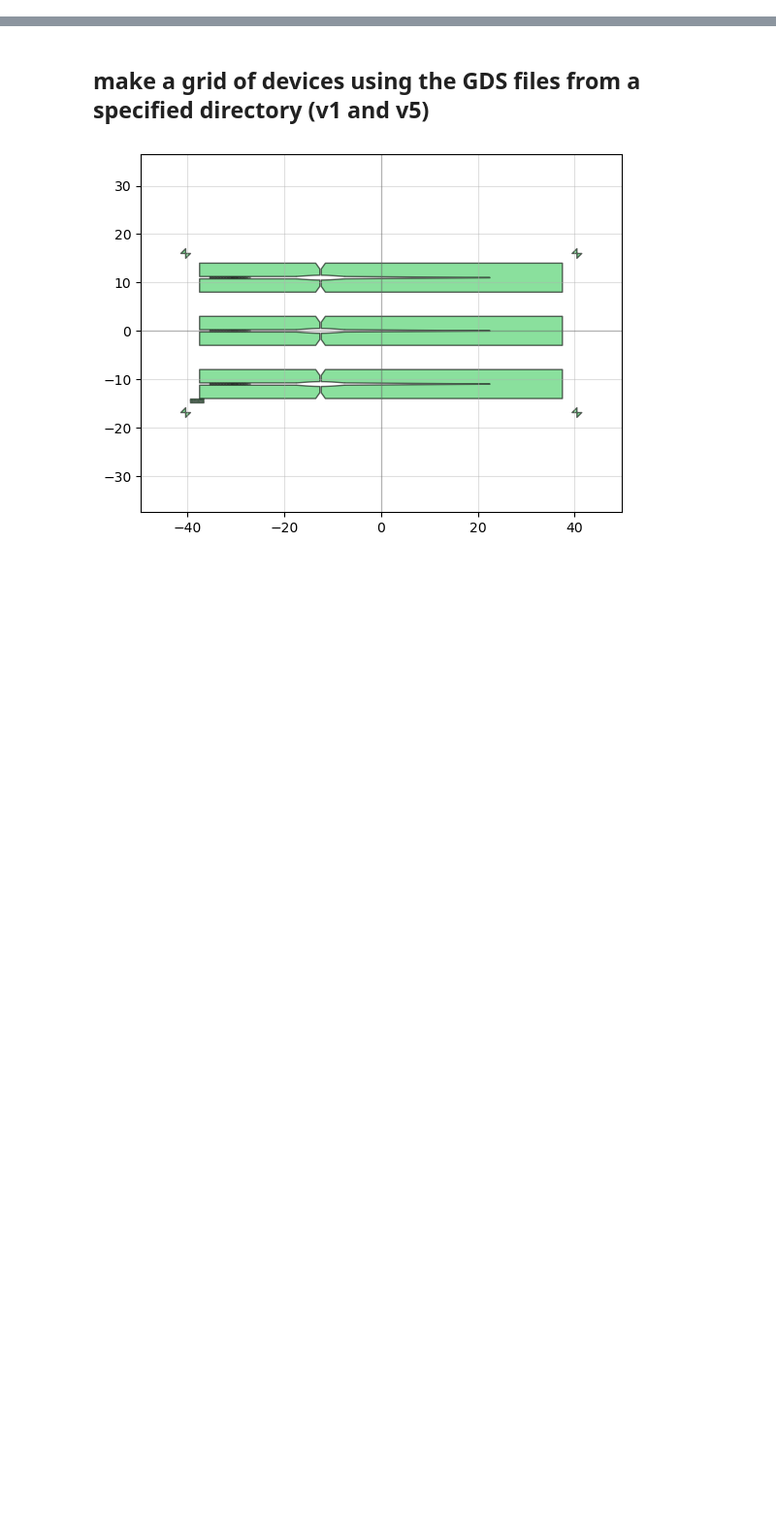
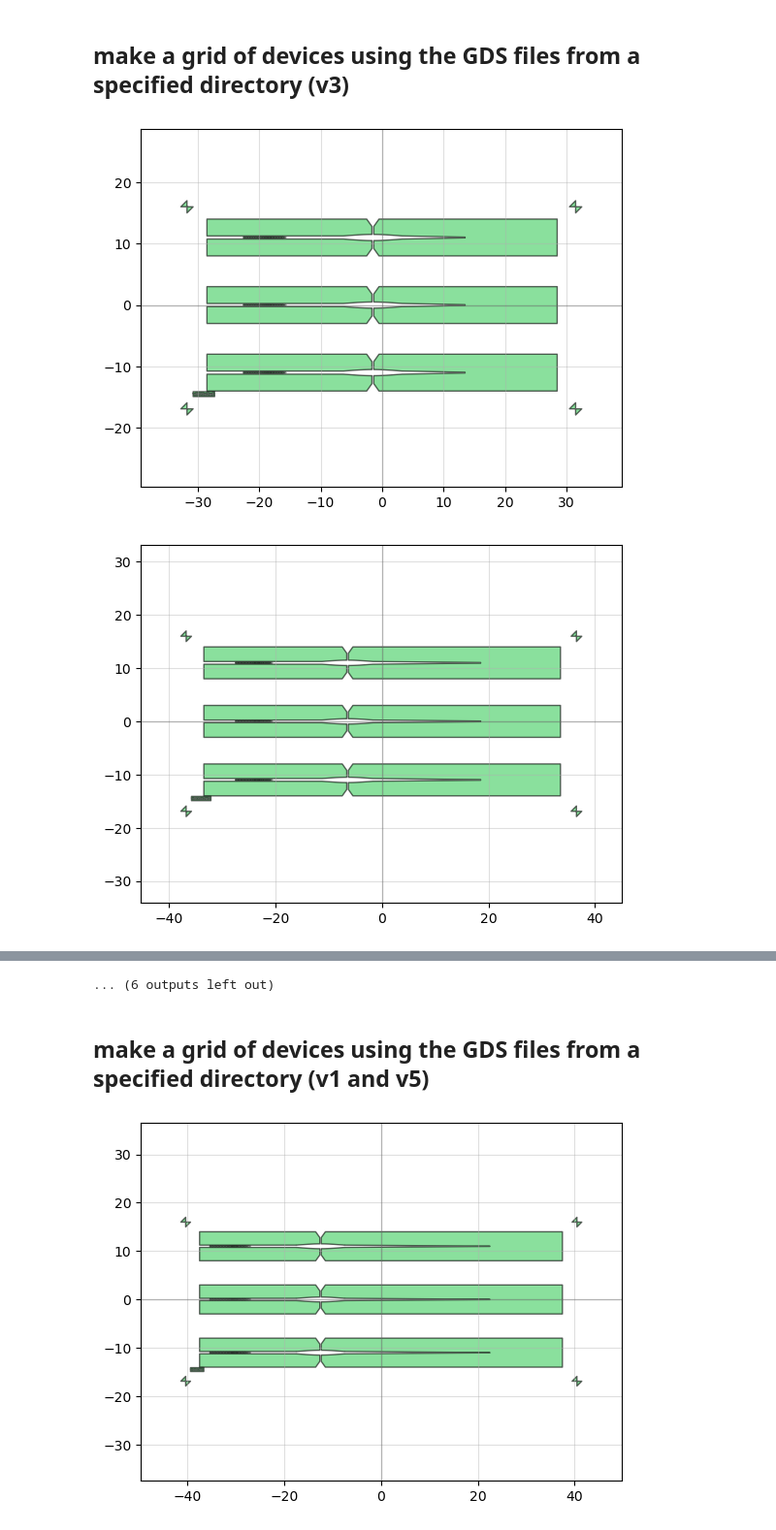
Before and after one commit to ChangJIN777/phidl_SiC, a Jupyter notebook: example_code/SiC_cavity_array_code.ipynb, the cells around one changed output, grey strips where cells are left out. Shown at 97% size. Saved outputs shown, nothing was run; the diff lists cells and outputs as text; code cells hidden in the pictures; blank space fills up the shorter version.

Commit message:
generating the gds file for the critically coupled cavity

```diff
--- a/example_code/SiC_cavity_array_code.ipynb
+++ b/example_code/SiC_cavity_array_code.ipynb
@@ -14,3 +14,27 @@ import os, fnmatch
 import re
 
 set_quickplot_options(show_ports=True, show_subports=True,new_window=True,blocking=True)
+# %% [markdown]
+## make a grid of devices using the GDS files from a specified directory (v3)
+# %%
+# find all the gds files associated with cavity v1 dosage test
+DIR_v1 = '/Users/changjin/Desktop/Research/waveguide_solver/phidl_SiC/example_code/gds_files/cavity_500nm_v3/'
+dir_list_v1 = os.listdir(DIR_v1) # get all the files from the specified directory
+dir_list_v1 = fnmatch.filter(dir_list_v1, '*.gds')
+# Make the grid of devices
+# define the grid dimension
+row_num = 3
+col_num = 2*len(dir_list_v1)
+# generate the device objects for the array
+total_sample = []
+# varying the taper interface length
+total_sample.append(gen_gds_list_v2(DIR_v1,dir_list_v1))
+total_sample_grid = make_Grid(total_sample,row_num,col_num)
+# getting the four corners of the grid
+x_grid_max = total_sample_grid.xmax
+print(x_grid_max)
+# write the GDS
+total_sample_grid.write_gds('OvercoupledCavity_dosage_test_500nm_trial1.gds')
+# %% [output]
+[figure, added]
+[figure, added]
@@ -17,3 +51,4 @@ set_quickplot_options(show_ports=True, show_subports=True,new_window=True,blocki
+... (6 outputs left out)
 # %% [markdown]
 ## make a grid of devices using the GDS files from a specified directory (v1 and v5)
 # %%
```
Also changed, not shown: parts of 1 cell of this notebook, 22 other files.
